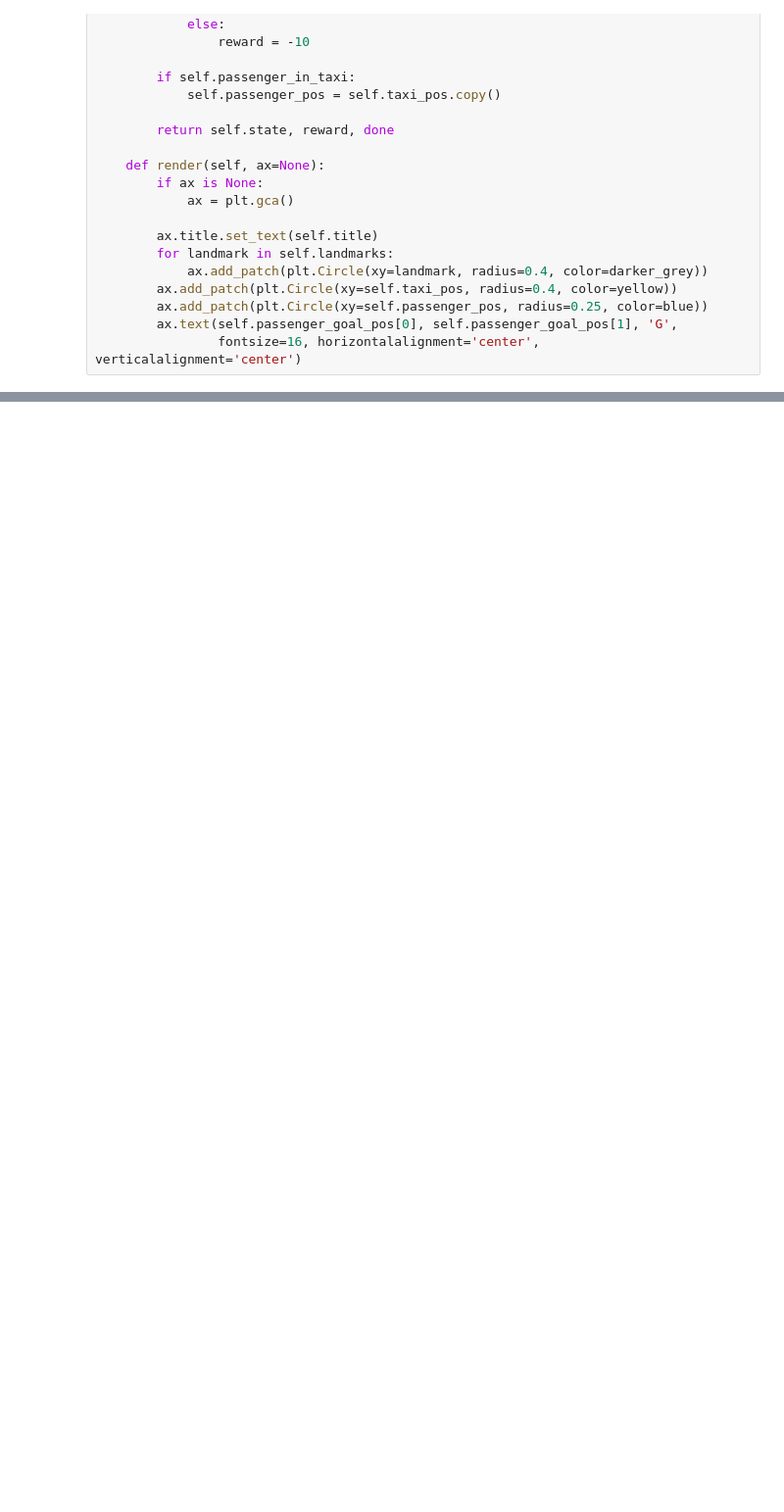
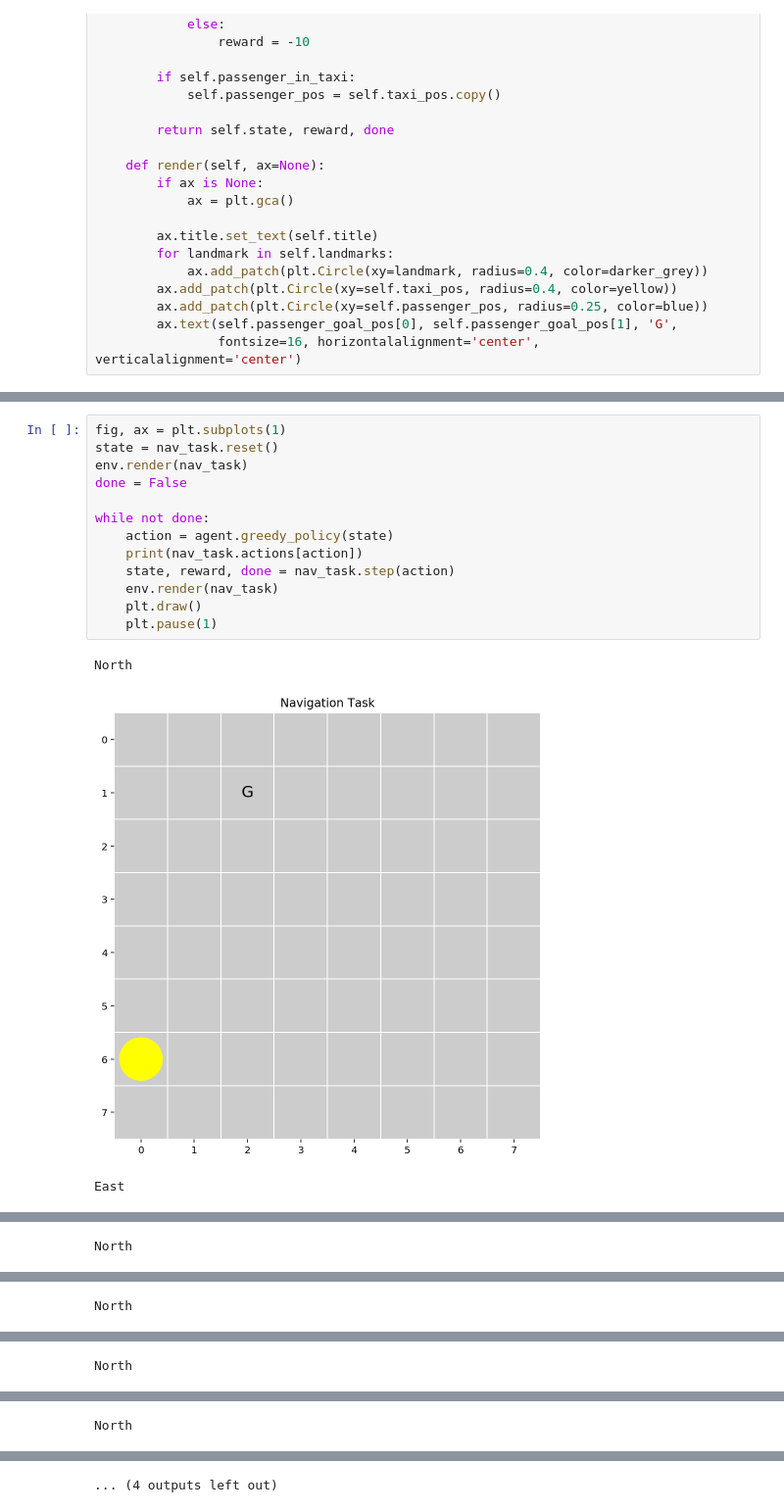
Before and after one commit to SithHappens/Reinforcement-Learning, a Jupyter notebook: Hierarchical Learning/Max Q.ipynb, the cells around one changed output, grey strips where cells are left out. Shown: that part at 98% size. Drawn from its saved outputs; the diff is of its cells as text; blank space fills up the shorter version.

```diff
--- a/Hierarchical Learning/Max Q.ipynb
+++ b/Hierarchical Learning/Max Q.ipynb
@@ -279,0 +394,17 @@ State(passenger_pos_idx=1, passenger_goal_idx=2, agent_pos=[0, 7])
+# %%
+fig, ax = plt.subplots(1)
+state = nav_task.reset()
+env.render(nav_task)
+done = False
+
+while not done:
+    action = agent.greedy_policy(state)
+    print(nav_task.actions[action])
+    state, reward, done = nav_task.step(action)
+    env.render(nav_task)
+    plt.draw()
+    plt.pause(1)
+# %% [output]
+North
+[figure, added]
+East
@@ -279,0 +412 @@ State(passenger_pos_idx=1, passenger_goal_idx=2, agent_pos=[0, 7])
+North
@@ -279,0 +414 @@ State(passenger_pos_idx=1, passenger_goal_idx=2, agent_pos=[0, 7])
+North
@@ -279,0 +416 @@ State(passenger_pos_idx=1, passenger_goal_idx=2, agent_pos=[0, 7])
+North
@@ -279,0 +418 @@ State(passenger_pos_idx=1, passenger_goal_idx=2, agent_pos=[0, 7])
+North
@@ -279,0 +420 @@ State(passenger_pos_idx=1, passenger_goal_idx=2, agent_pos=[0, 7])
+... (4 outputs left out)
```
Also changed, not shown: parts of 13 cells of this notebook.
